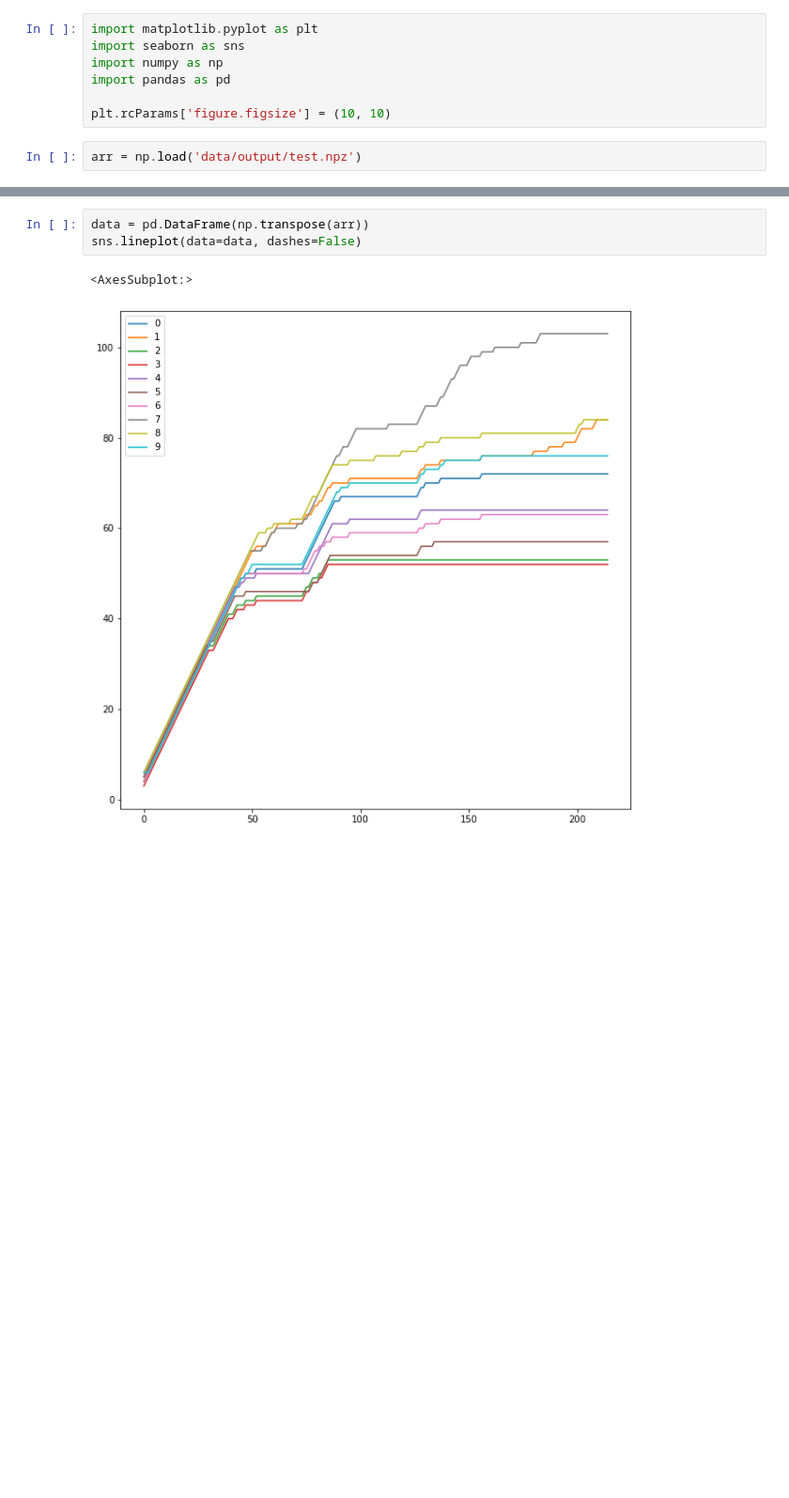
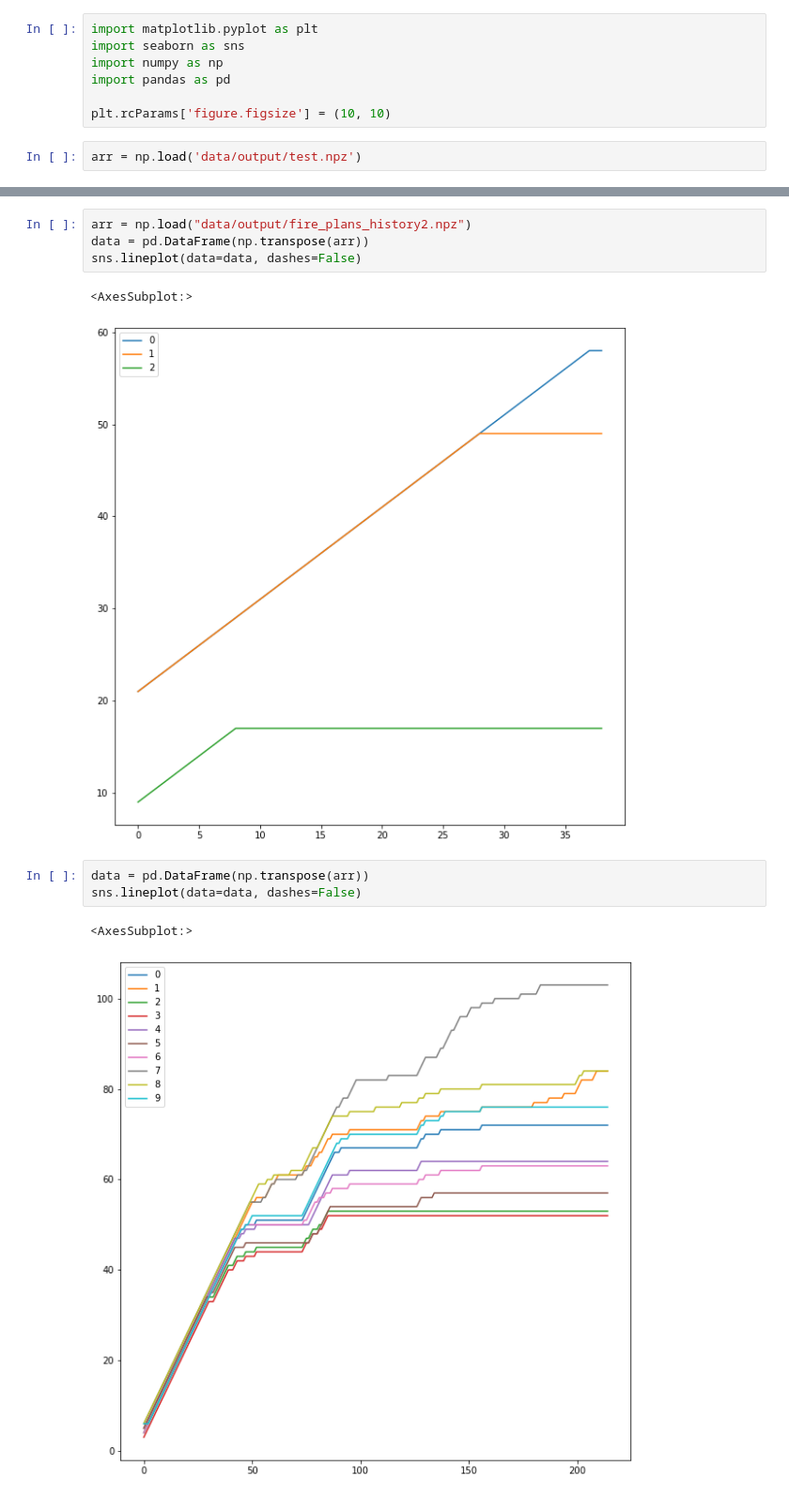
Before and after one commit to leobix/wildfire-suppression, a Jupyter notebook: Plots.ipynb, the cells around one changed output, grey strips where cells are left out. Shown at 94% size. Drawn from its saved outputs; the diff is of its cells as text; blank space fills up the shorter version.

```diff
--- a/Plots.ipynb
+++ b/Plots.ipynb
@@ -10,3 +17,10 @@ arr = np.load('data/output/test.npz')
+# %%
+arr = np.load("data/output/fire_plans_history2.npz")
+data = pd.DataFrame(np.transpose(arr))
+sns.lineplot(data=data, dashes=False)
+# %% [output]
+<AxesSubplot:>
+[figure, added]
 # %%
 data = pd.DataFrame(np.transpose(arr))
 sns.lineplot(data=data, dashes=False)
```
Also changed, not shown: parts of 3 cells of this notebook, 10 other files.
